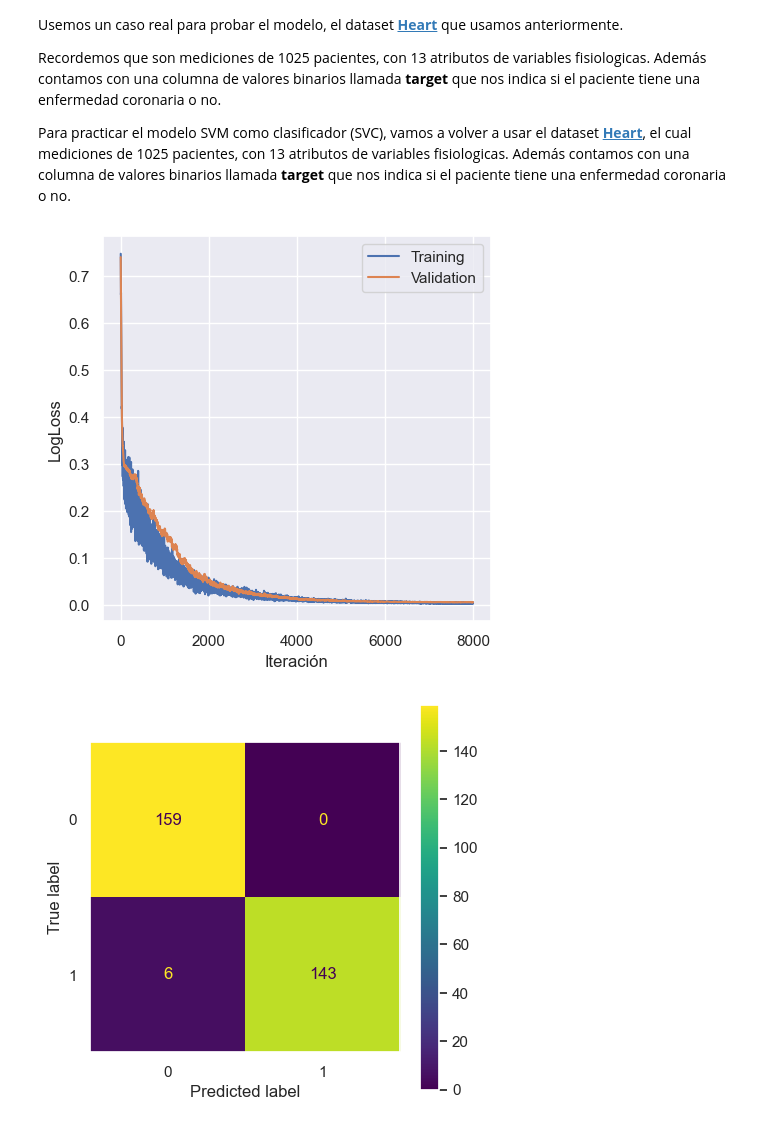
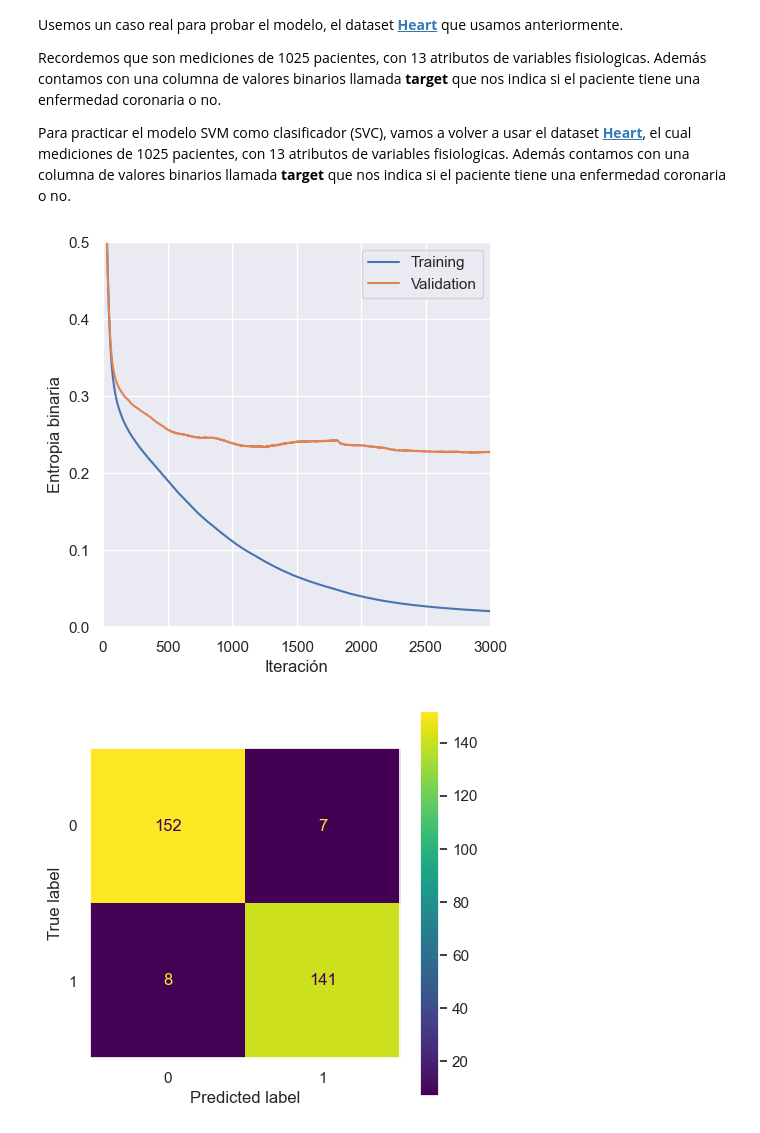
Before and after one commit to jcruz-ferreyra/aprMaqI_CEIA, a Jupyter notebook: clase6/jupyter_notebooks/pytorch.ipynb, the cells around one changed output. Cells and saved outputs as stored; diff of their text form; code cells hidden in the pictures.

```diff
--- a/clase6/jupyter_notebooks/pytorch.ipynb
+++ b/clase6/jupyter_notebooks/pytorch.ipynb
@@ -304,7 +304,7 @@ class perceptron(torch.nn.Module):
 net = perceptron()
 # Usamos como funcion de error a MSE
 criterion = torch.nn.MSELoss()
-optimizer = torch.optim.SGD(net.parameters(), lr=0.00001)
+optimizer = torch.optim.Adam(net.parameters()) #lr=0.00001
 
 # Creamos una lista que mida el error en el loop
 errors = list()
@@ -378,18 +378,14 @@ df_heart_dummies = pd.get_dummies(data=df_heart, columns=categorical_features)
 df_heart_dummies.drop(columns=["cp_3", "restecg_2", "slope_2", "ca_4", "thal_3"], inplace=True)
 
 X = df_heart_dummies.drop(columns='target').values
+X = X.astype(float)
 y = df_heart.iloc[:, -1].values
+y = y.astype(float)
 
 # Separemos el test de testeo
 X_train, X_test, y_train, y_test = train_test_split(X, y, test_size = 0.3, random_state = 42)
 # Y el de validacion
 X_train, X_val, y_train, y_val = train_test_split(X_train, y_train, test_size = 0.1, random_state = 42)
-
-# Escalamos las variables
-sc_X = StandardScaler()
-X_train = sc_X.fit_transform(X_train)
-X_test = sc_X.transform(X_test)
-X_val = sc_X.transform(X_val)
 
 X_train = torch.from_numpy(X_train)
 X_train = X_train.to(torch.float32)
@@ -410,9 +406,10 @@ class feed_foward(torch.nn.Module):
         super().__init__()
 
         self.layers = torch.nn.Sequential(
-            torch.nn.Linear(22, 7),
+            torch.nn.BatchNorm1d(22),
+            torch.nn.Linear(22, 10),
             torch.nn.ReLU(),
-            torch.nn.Linear(7, 1),
+            torch.nn.Linear(10, 1),
             torch.nn.Sigmoid()
         )
 
@@ -434,19 +431,19 @@ class feed_foward(torch.nn.Module):
 net = feed_foward()
 # Usamos como funcion de error a log loss
 criterion = torch.nn.BCELoss()
-optimizer = torch.optim.SGD(net.parameters(), lr=0.2)
+optimizer = torch.optim.SGD(net.parameters(), lr=0.1)
 
 # Creamos una lista que mida el error en el loop
 errors = list()
 errors_val = list()
 
 # Realizamos la iteracion
-for epoch in range(8000):
+for epoch in range(3000):
 
     values = np.random.permutation(X_train.shape[0])
 
-    subsetX = X_train[values[:200]]
-    subsety = y_train[values[:200]]
+    subsetX = X_train[values]
+    subsety = y_train[values]
 
     # Limpiamos los gradientes
     optimizer.zero_grad()
@@ -472,14 +469,16 @@ for epoch in range(8000):
 # %%
 fig, ax = plt.subplots(figsize=(5,5))
 
 ax.plot(errors, label="Training")
 ax.plot(errors_val, label="Validation")
-ax.set_ylabel("LogLoss")
+ax.set_ylabel("Entropia binaria")
 ax.set_xlabel("Iteración")
 ax.legend()
+ax.set_ylim([0, 0.5])
+ax.set_xlim([0, 3000])
 plt.show();
 # %% [output]
-[figure, old version]
+[figure, new version]
 # %%
 y_prob = net(X_test).detach().numpy().reshape(-1)
 y_pred = net.digital_out(X_test).detach().numpy().reshape(-1)
@@ -491,7 +490,7 @@ fig, ax = plt.subplots(figsize=(5,5))
 ax.grid(False)
 disp.plot(ax=ax);
 # %% [output]
-[figure, old version]
+[figure, new version]
 # %%
 print(f"El porcentaje de exactitud es de:{accuracy_score(y_test, y_pred)*100: .0f}%")
 print(f"F1-score de testeo fue: {f1_score(y_test, y_pred)}")
```
Also changed, not shown: parts of 7 cells of this notebook.
